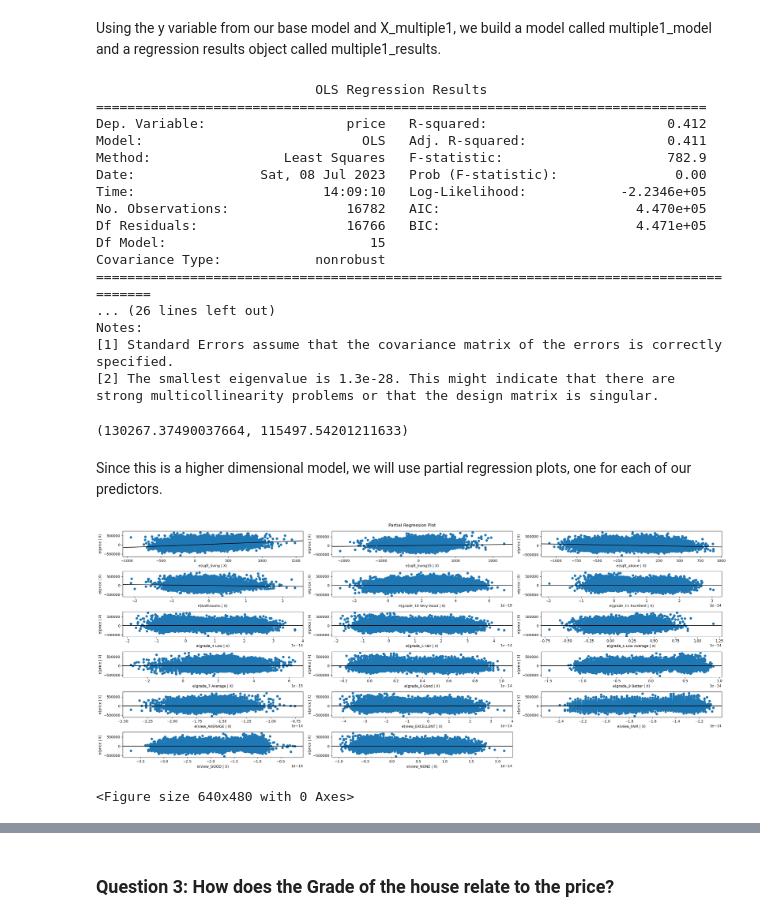
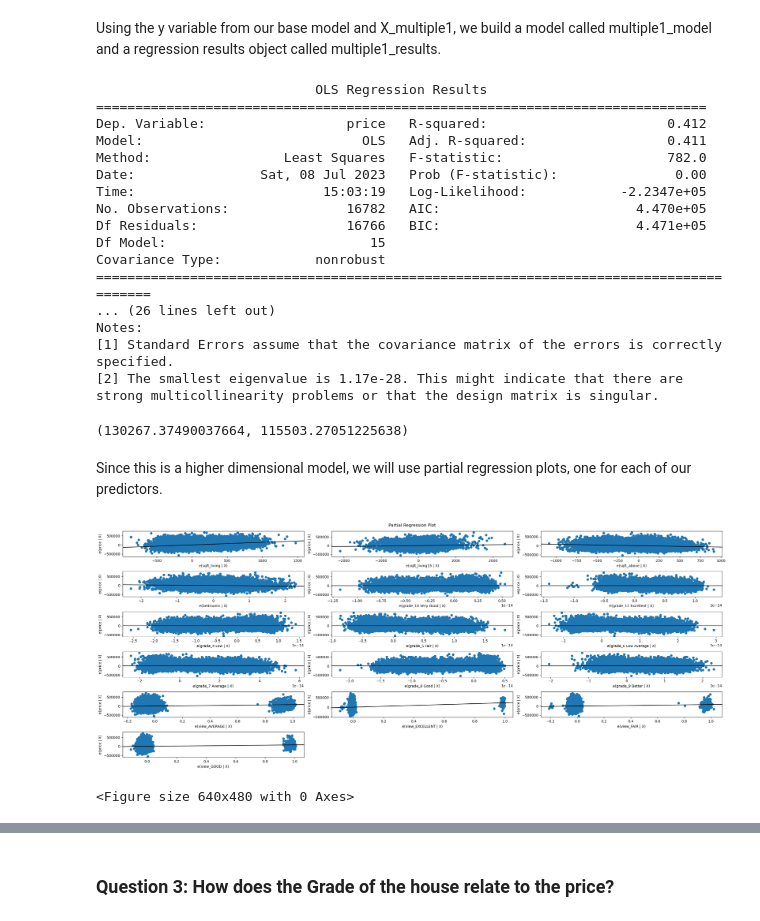
Before and after one commit to Collinskanyiri/dsc-phase-2-project-v2-3, a Jupyter notebook: student.ipynb, the cells around one changed output, grey strips where cells are left out. Drawn from its saved outputs; the diff is of its cells as text; code cells hidden in the pictures.

```diff
--- a/student.ipynb
+++ b/student.ipynb
@@ -768,7 +768,7 @@ the bigger the house the higher the price.
 ####  Setting Up Variables for Regression
 # %%
 # variable representing all the highly correlated variables
-X_multiple1 = df[["sqft_living", "grade", "sqft_living15",'view', "sqft_above", "bathrooms"]]
+X_multiple1 = df[["sqft_living", "grade", "sqft_living15",'view', "sqft_above", "bedrooms"]]
 # %% [markdown]
 #### Preprocessing Categorical Variable by One Hot-Encoding
 # %%
@@ -826,9 +826,9 @@ print(multiple1_results.summary())
 ==============================================================================
 Dep. Variable:                  price   R-squared:                       0.412
 Model:                            OLS   Adj. R-squared:                  0.411
-Method:                 Least Squares   F-statistic:                     782.9
+Method:                 Least Squares   F-statistic:                     782.0
 Date:                Sat, 08 Jul 2023   Prob (F-statistic):               0.00
-Time:                        14:09:10   Log-Likelihood:            -2.2346e+05
+Time:                        15:03:19   Log-Likelihood:            -2.2347e+05
 No. Observations:               16782   AIC:                         4.470e+05
 Df Residuals:                   16766   BIC:                         4.471e+05
 Df Model:                          15
@@ -837,25 +837,25 @@ Covariance Type:            nonrobust
 ... (26 lines left out)
 Notes:
 [1] Standard Errors assume that the covariance matrix of the errors is correctly specified.
-[2] The smallest eigenvalue is 1.3e-28. This might indicate that there are
+[2] The smallest eigenvalue is 1.17e-28. This might indicate that there are
 strong multicollinearity problems or that the design matrix is singular.
 # %%
 # calculate the mean absolute error
-iterated_mae = mean_absolute_error(y, multiple1_results.predict(sm.add_constant(X_multiple1)))
+iterated_mae = mean_absolute_error(y, multiple1_results.predict(sm.add_constant(X_multiple)))
 base_mae, iterated_mae
 # %% [output]
-(130267.37490037664, 115497.54201211633)
+(130267.37490037664, 115503.27051225638)
 # %% [markdown]
 Since this is a higher dimensional model, we will use partial regression plots, one for each of our predictors.
 # %%
 #plot the partial regression plots for our predictors
 fig = plt.figure(figsize=(25,10))
-sm.graphics.plot_partregress_grid(multiple1_results, exog_idx=["sqft_living","sqft_living15","sqft_above","bathrooms","grade_10 Very Good","grade_11 Excellent","grade_4 Low","grade_5 Fair","grade_6 Low Average","grade_7 Average","grade_8 Good","grade_9 Better","view_AVERAGE","view_EXCELLENT","view_FAIR","view_GOOD","view_NONE"],
+sm.graphics.plot_partregress_grid(multiple1_results, exog_idx=["sqft_living","sqft_living15","sqft_above","bedrooms","grade_10 Very Good","grade_11 Excellent","grade_4 Low","grade_5 Fair","grade_6 Low Average","grade_7 Average","grade_8 Good","grade_9 Better","view_AVERAGE","view_EXCELLENT","view_FAIR","view_GOOD"],
                                   grid=(6,3),fig=fig)
 plt.show();
 plt.savefig('images/fig4');
 # %% [output]
-[figure, old version]
+[figure, new version]
 <Figure size 640x480 with 0 Axes>
 # %% [markdown]
 #### Observations
```
Also changed, not shown: parts of 7 cells of this notebook.
